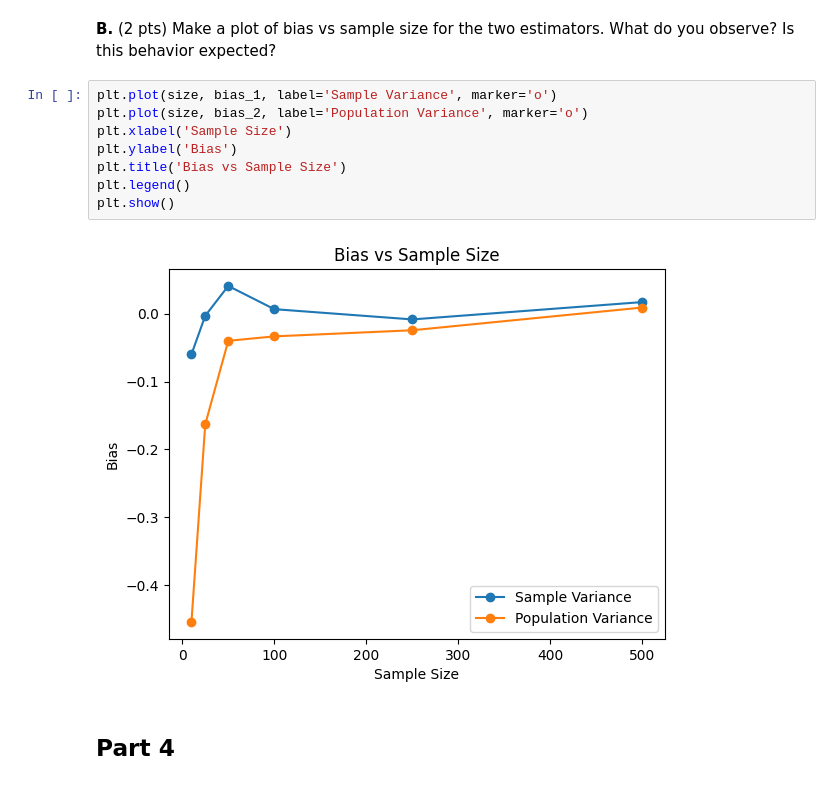
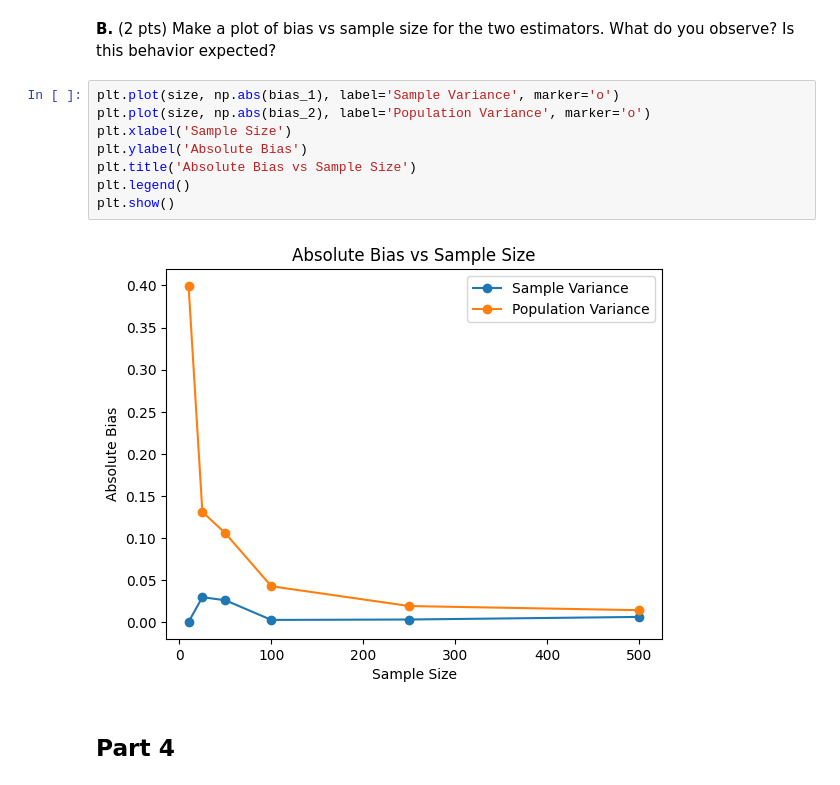
Before and after one commit to shifosss/JSC270-A3, a Jupyter notebook: A3.ipynb, the cells around one changed output. Saved outputs shown, nothing was run; the diff lists cells and outputs as text.

```diff
--- a/A3.ipynb
+++ b/A3.ipynb
@@ -88,15 +90,15 @@ pd.DataFrame({'Sample Variance': bias_1, 'Population Variance': bias_2}, index=s
 # %% [markdown]
 **B.** (2 pts) Make a plot of bias vs sample size for the two estimators.  What do you observe? Is this behavior expected?
 # %%
-plt.plot(size, bias_1, label='Sample Variance', marker='o')
-plt.plot(size, bias_2, label='Population Variance', marker='o')
+plt.plot(size, np.abs(bias_1), label='Sample Variance', marker='o')
+plt.plot(size, np.abs(bias_2), label='Population Variance', marker='o')
 plt.xlabel('Sample Size')
-plt.ylabel('Bias')
-plt.title('Bias vs Sample Size')
+plt.ylabel('Absolute Bias')
+plt.title('Absolute Bias vs Sample Size')
 plt.legend()
 plt.show()
 # %% [output]
-[figure, old version]
+[figure, new version]
 # %% [markdown]
 ## Part 4
 # %% [markdown]
```
Also changed, not shown: parts of 4 cells of this notebook.
